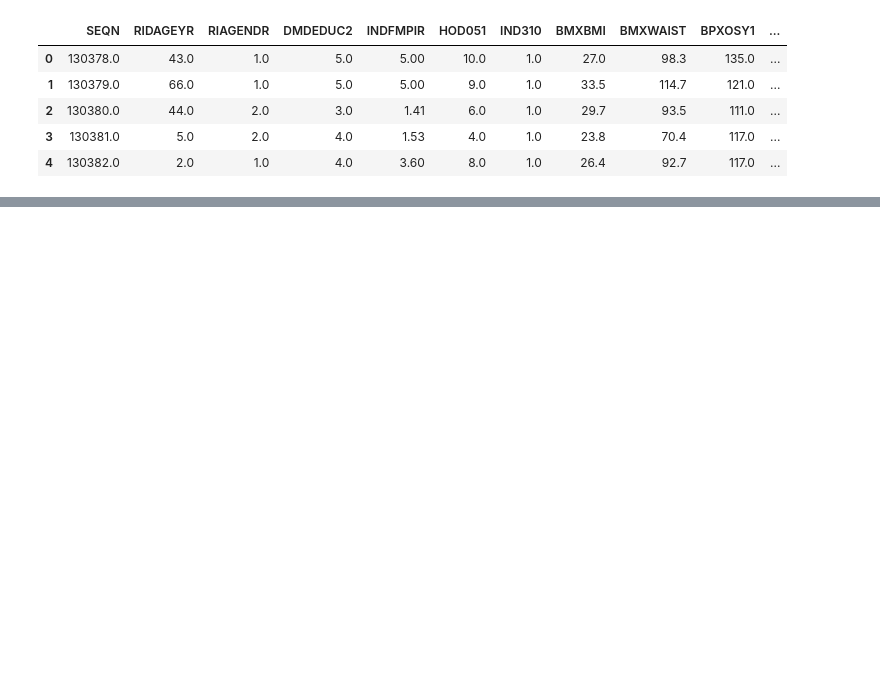
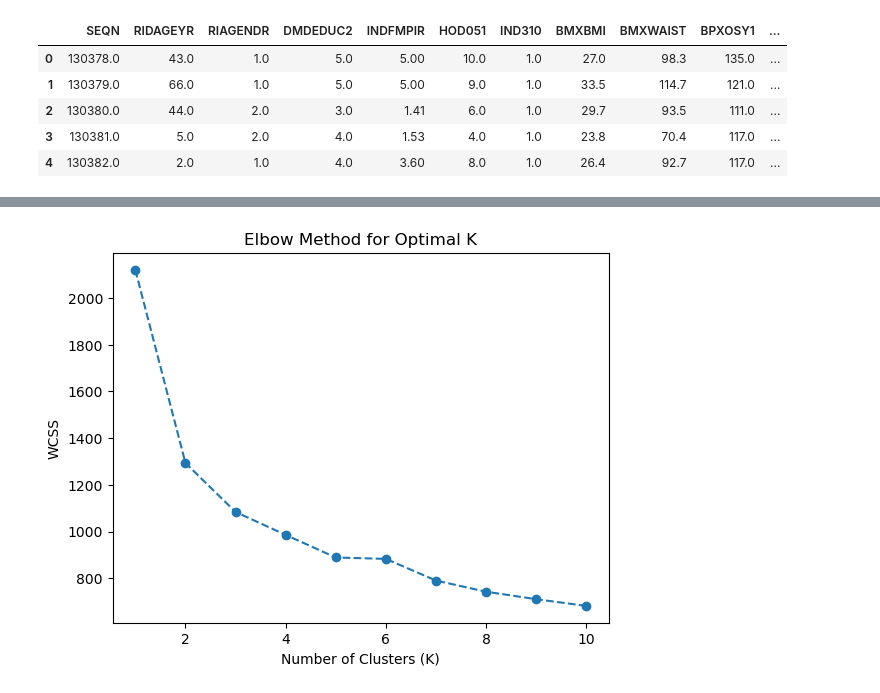
Before and after one commit to baldeoJV/CCADMACL_PROJ_COM222, a Jupyter notebook: SES_RAW DATA/health indicators/rawData_HealthIndicator.ipynb, the cells around one changed output, grey strips where cells are left out. Cells and saved outputs as stored; diff of their text form; code cells hidden in the pictures; blank space fills up the shorter version.

Commit message:
cluster the health indicator

```diff
--- a/SES_RAW DATA/health indicators/rawData_HealthIndicator.ipynb
+++ b/SES_RAW DATA/health indicators/rawData_HealthIndicator.ipynb
@@ -87,0 +142,12 @@ df.shape
+# %%
+df.drop(columns=['SEQN', 'Age', 'Gender'], inplace=True)
+# %%
+scaler = MinMaxScaler()
+# scaler = StandardScaler()
+
+# tried both of them but the result is the same
+
+df_scaled = scaler.fit_transform(df)
+
+# Convert back to a DataFrame with the original column names
+df_scaled = pd.DataFrame(df_scaled, columns=df.columns)
@@ -87,0 +163,18 @@ df.shape
+# %%
+# try elbow method
+
+wcss = []  # Store WCSS values
+
+for k in range(1, 11):  # Test K from 1 to 10
+    kmeans = KMeans(n_clusters=k, random_state=42, n_init=10)
+    kmeans.fit(df_scaled)  # Use the standardized data
+    wcss.append(kmeans.inertia_)  # Inertia = WCSS
+
+# Plot the Elbow Graph
+plt.plot(range(1, 11), wcss, marker='o', linestyle='--')
+plt.xlabel('Number of Clusters (K)')
+plt.ylabel('WCSS')
+plt.title('Elbow Method for Optimal K')
+plt.show()
+# %% [output]
+[figure, added]
```
Also changed, not shown: parts of 17 cells of this notebook, 2 other files.
